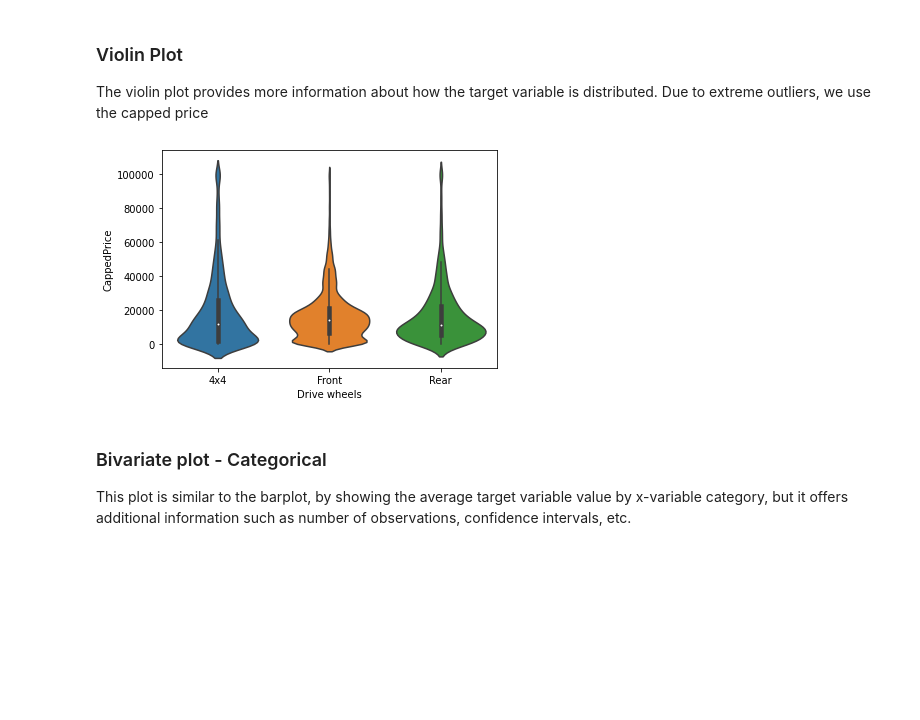
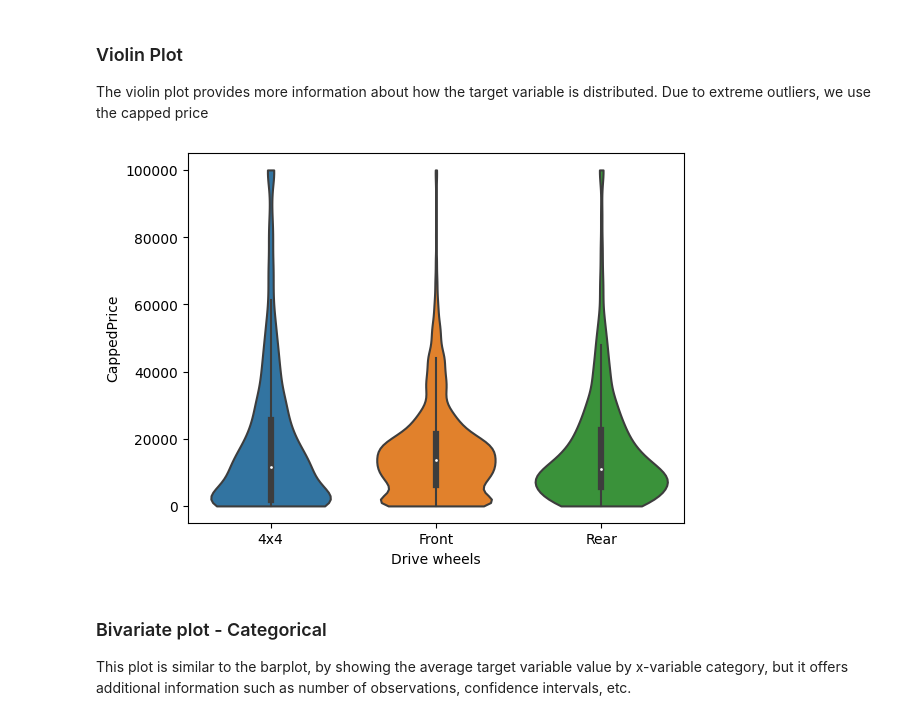
Before and after one commit to ow-gryphon/gryphon-model-plotting-regression, a Jupyter notebook: template/notebooks/regression/[template] Bivariate analysis - regression.ipynb, the cells around one changed output. Cells and saved outputs as stored; diff of their text form; code cells hidden in the pictures; blank space fills up the shorter version.

```diff
--- a/template/notebooks/regression/[template] Bivariate analysis - regression.ipynb
+++ b/template/notebooks/regression/[template] Bivariate analysis - regression.ipynb
@@ -297,10 +297,10 @@ The violin plot provides more information about how the target variable is distr
 # %%
 x_variable = "Drive wheels"
 target = "CappedPrice"
 
-g = sns.violinplot(x=x_variable, y=target, data=dataset)
+g = sns.violinplot(x=x_variable, y=target, data=dataset, cut = 0)
 # %% [output]
-[figure, old version]
+[figure, new version]
 # %% [markdown]
 ### Bivariate plot - Categorical
 
```
Also changed, not shown: parts of 15 cells of this notebook, 2 other files.
